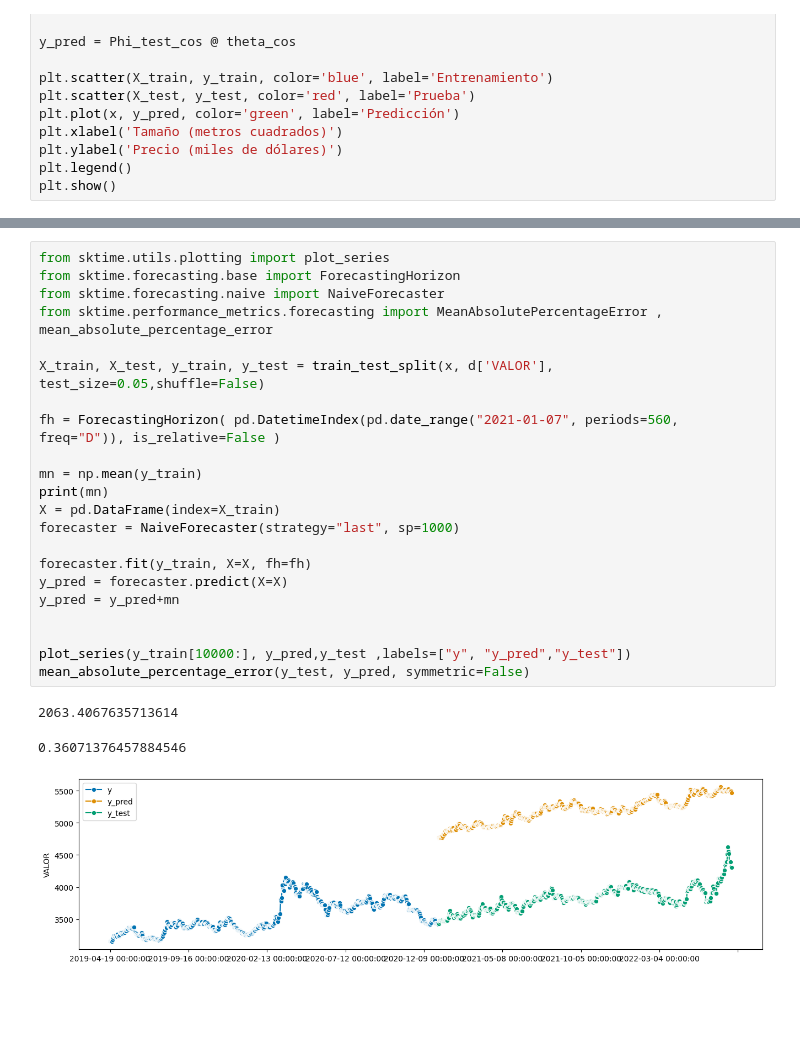
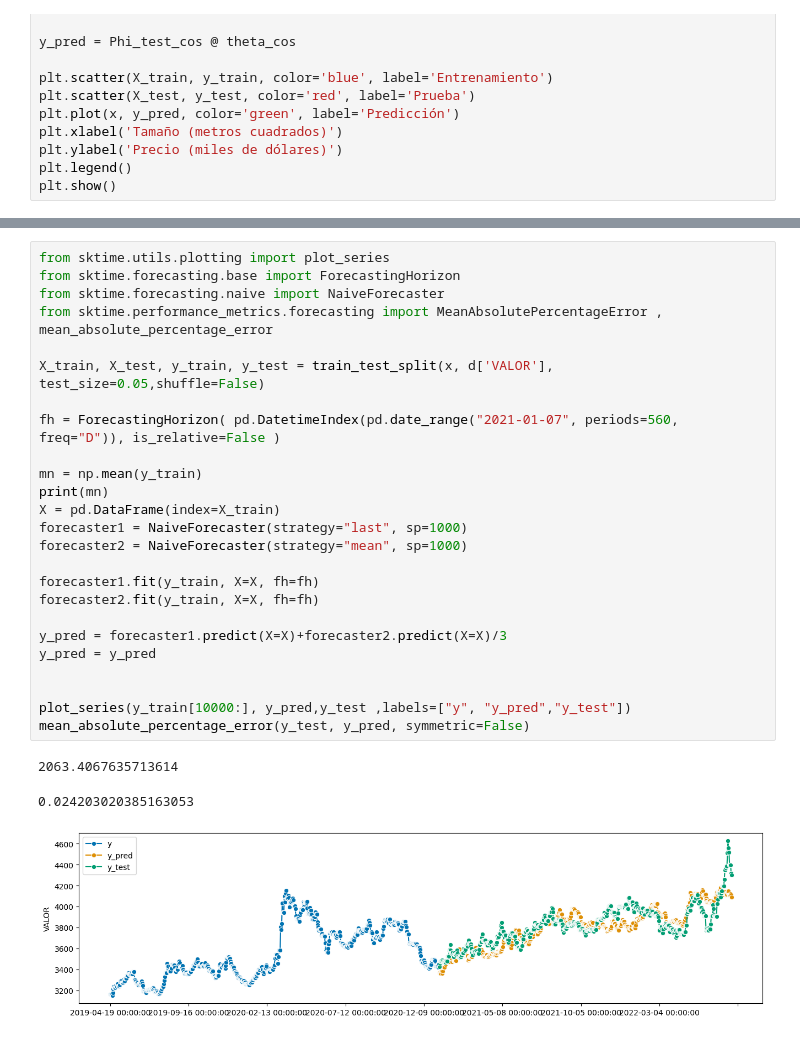
Before and after one commit to cabb1808/ProyectoSenales3, a Jupyter notebook: Proyecto_Final.ipynb, the cells around one changed output, grey strips where cells are left out. Drawn from its saved outputs; the diff is of its cells as text; blank space fills up the shorter version.

```diff
--- a/Proyecto_Final.ipynb
+++ b/Proyecto_Final.ipynb
@@ -409,26 +429,29 @@ Successfully installed Werkzeug-2.2.3 adagio-0.2.4 ansi2html-1.8.0 antlr4-python
 # %%
 from sktime.utils.plotting import plot_series
 from sktime.forecasting.base import ForecastingHorizon
 from sktime.forecasting.naive import NaiveForecaster
 from sktime.performance_metrics.forecasting import MeanAbsolutePercentageError , mean_absolute_percentage_error
 
 X_train, X_test, y_train, y_test = train_test_split(x, d['VALOR'], test_size=0.05,shuffle=False)
 
 fh = ForecastingHorizon( pd.DatetimeIndex(pd.date_range("2021-01-07", periods=560, freq="D")), is_relative=False )
 
 mn = np.mean(y_train)
 print(mn)
 X = pd.DataFrame(index=X_train)
-forecaster = NaiveForecaster(strategy="last", sp=1000)
+forecaster1 = NaiveForecaster(strategy="last", sp=1000)
+forecaster2 = NaiveForecaster(strategy="mean", sp=1000)
 
-forecaster.fit(y_train, X=X, fh=fh)
-y_pred = forecaster.predict(X=X)
-y_pred = y_pred+mn
+forecaster1.fit(y_train, X=X, fh=fh)
+forecaster2.fit(y_train, X=X, fh=fh)
+
+y_pred = forecaster1.predict(X=X)+forecaster2.predict(X=X)/3
+y_pred = y_pred
 
 
 plot_series(y_train[10000:], y_pred,y_test ,labels=["y", "y_pred","y_test"])
 mean_absolute_percentage_error(y_test, y_pred, symmetric=False)
 # %% [output]
 2063.4067635713614
-0.36071376457884546
+0.024203020385163053
-[figure, old version]
+[figure, new version]
```
Also changed, not shown: parts of 4 cells of this notebook.
